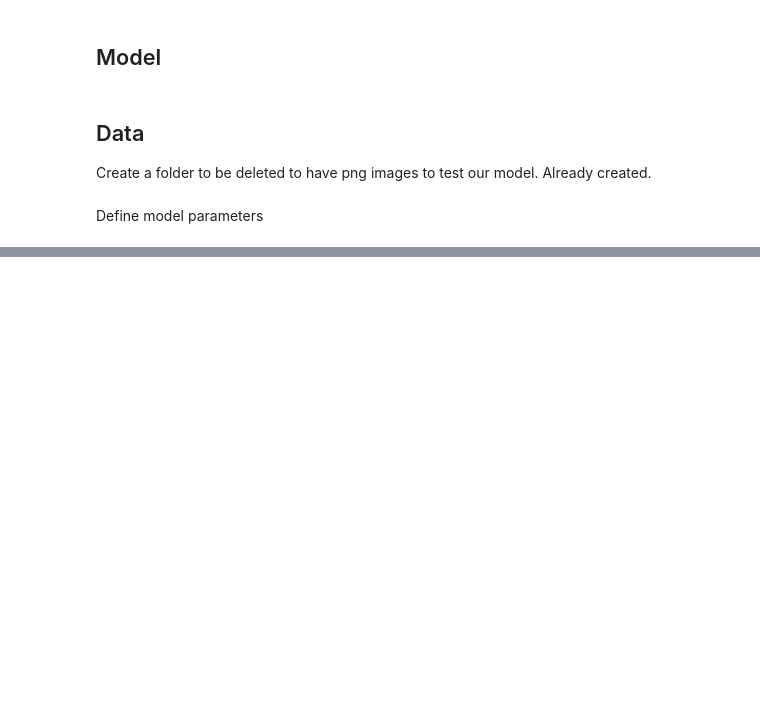
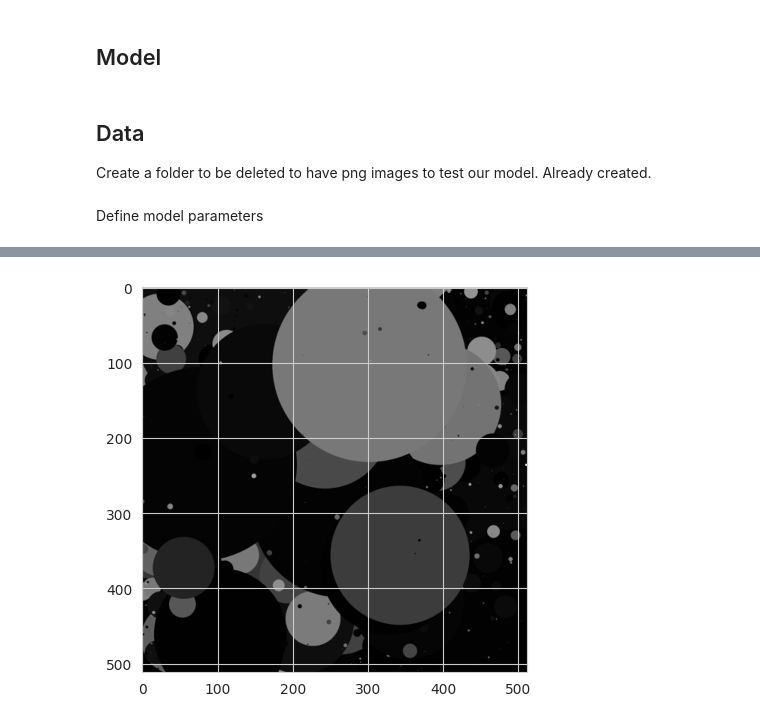
Before and after one commit to paulo-03/research_project_master, a Jupyter notebook: local_files/model_check.ipynb, the cells around one changed output, grey strips where cells are left out. Drawn from its saved outputs; the diff is of its cells as text; code cells hidden in the pictures; blank space fills up the shorter version.

```diff
--- a/local_files/model_check.ipynb
+++ b/local_files/model_check.ipynb
@@ -68,19 +68,19 @@ Define model parameters
 # %%
 data_kwargs = dict(
     batch_size=15,
-    images_folder_path='to_delete/train',
-    add_noise=lambda x: pixel_intensity_adaptive(x, var_dict=var_dict)
+    images_folder_path='to_delete/ct_images',
+    add_noise=lambda x: gaussian(x, var=20)
 )
 
 optimizer_kwargs = dict(
-    lr=1e-2,
+    lr=2e-3,
     weight_decay=1e-3
 )
 
 cnn = CnnTrainer(
     model_name='DnCNN',
     data_kwargs=data_kwargs,
-    num_epochs=1,
+    num_epochs=20,
     device='cuda',
     optimizer_kwargs=optimizer_kwargs,
     model_saving_path=None,
@@ -101,13 +163,15 @@ Finish Training DnCNN model !
 # %%
 import matplotlib.pyplot as plt
 
 loader = cnn.training_loader
 # Alternatively, use iter() and next() to get the next batch
 data_iter = iter(loader)
 batch = next(data_iter)
 
-data, target = batch[1][0], batch[0][0]
+data, target = batch[0][0], batch[1][0]
 
 plt.figure(figsize=(5,5))
-plt.imshow((data-target).cpu().numpy().squeeze(), cmap='grey')
+plt.imshow((target).cpu().numpy().squeeze(), cmap='grey')
 plt.show()
+# %% [output]
+[figure, added]
```
Also changed, not shown: parts of 3 cells of this notebook, 2 other files.
